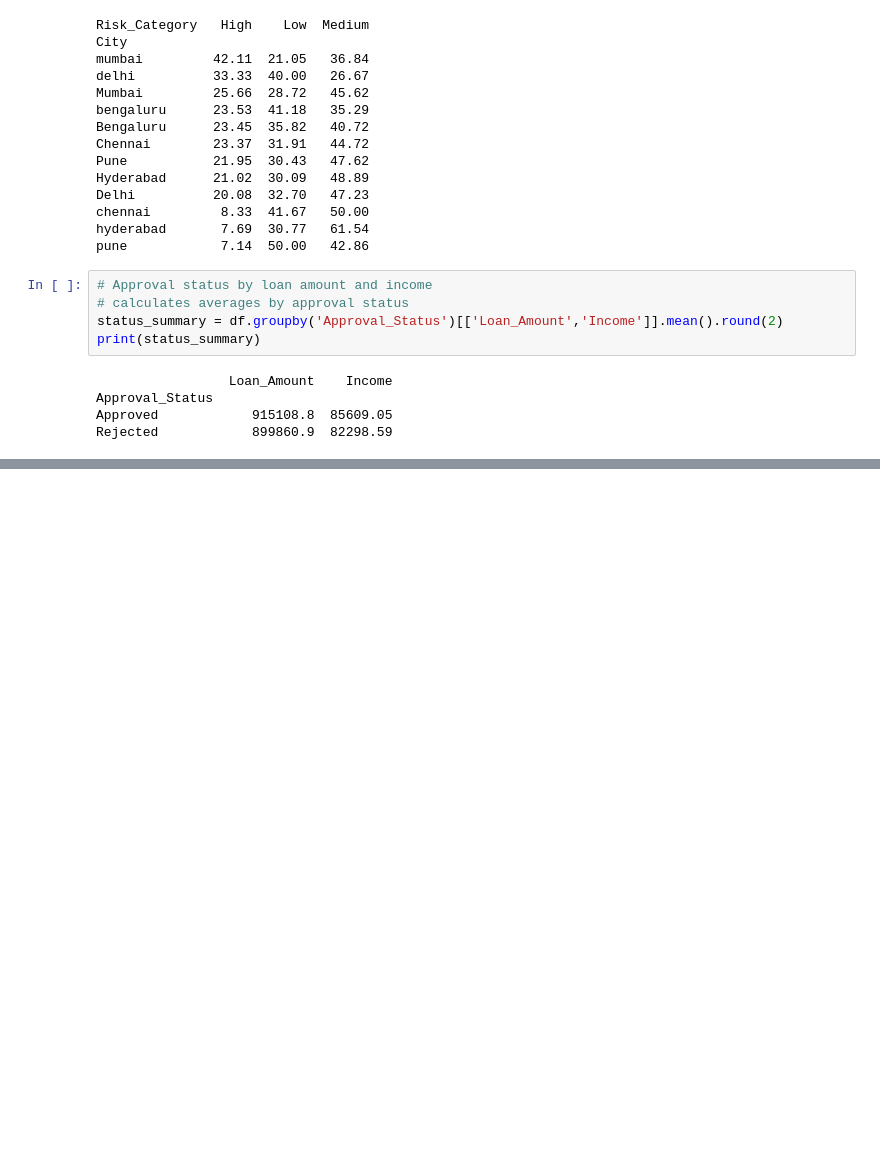
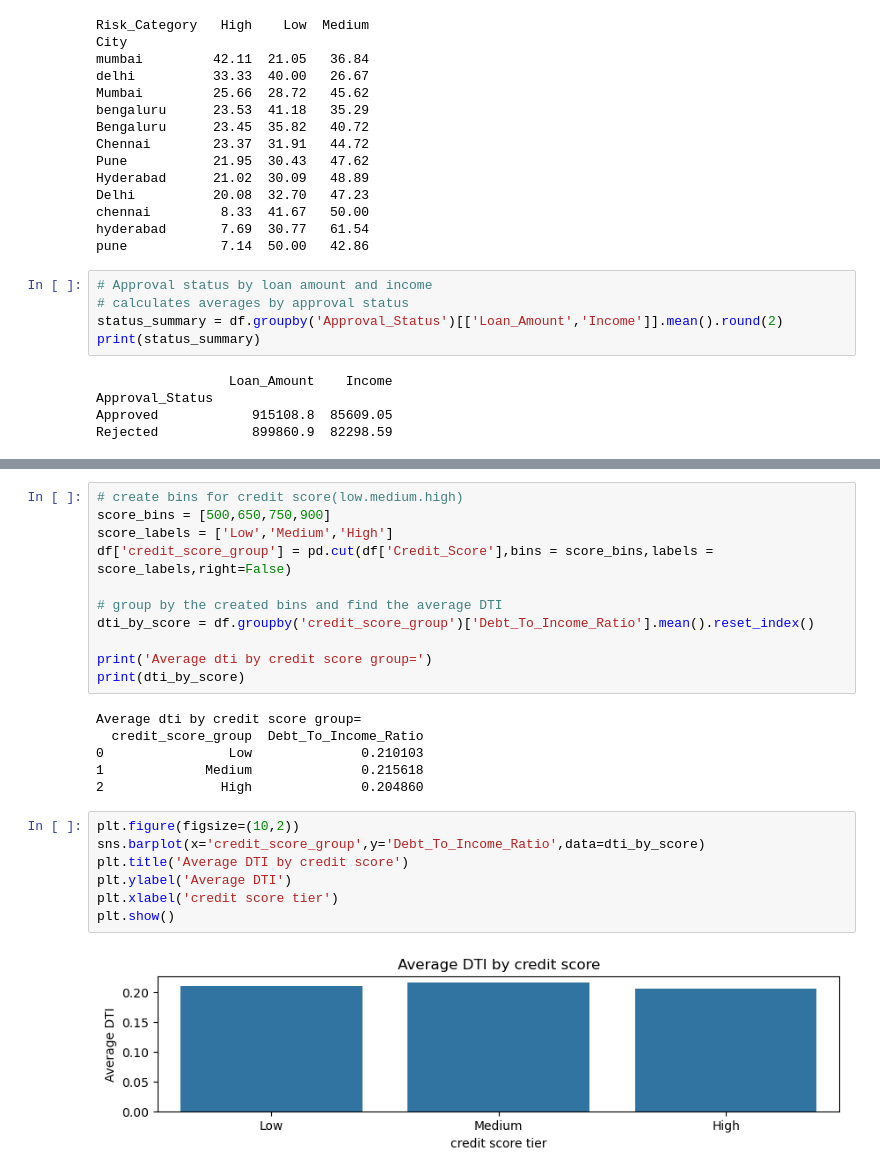
Before and after one commit to Mohini2815/Data-analysis-practice-projects, a Jupyter notebook: BAnk loan portfolio.ipynb, the cells around one changed output, grey strips where cells are left out. Saved outputs shown, nothing was run; the diff lists cells and outputs as text; blank space fills up the shorter version.

```diff
--- a/BAnk loan portfolio.ipynb
+++ b/BAnk loan portfolio.ipynb
@@ -503,0 +543,26 @@ plt.tight_layout()
+# %%
+# create bins for credit score(low.medium.high)
+score_bins = [500,650,750,900]
+score_labels = ['Low','Medium','High']
+df['credit_score_group'] = pd.cut(df['Credit_Score'],bins = score_bins,labels = score_labels,right=False)
+
+# group by the created bins and find the average DTI
+dti_by_score = df.groupby('credit_score_group')['Debt_To_Income_Ratio'].mean().reset_index()
+
+print('Average dti by credit score group=')
+print(dti_by_score)
+# %% [output]
+Average dti by credit score group=
+  credit_score_group  Debt_To_Income_Ratio
+0                Low              0.210103
+1             Medium              0.215618
+2               High              0.204860
+# %%
+plt.figure(figsize=(10,2))
+sns.barplot(x='credit_score_group',y='Debt_To_Income_Ratio',data=dti_by_score)
+plt.title('Average DTI by credit score')
+plt.ylabel('Average DTI')
+plt.xlabel('credit score tier')
+plt.show()
+# %% [output]
+[figure, added]
```
Also changed, not shown: parts of 9 cells of this notebook.
